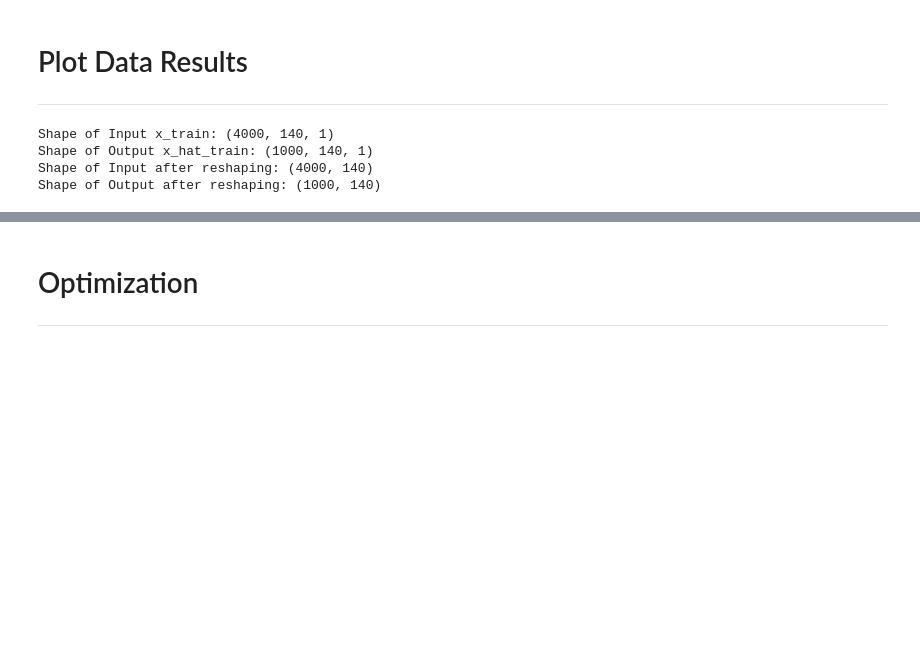
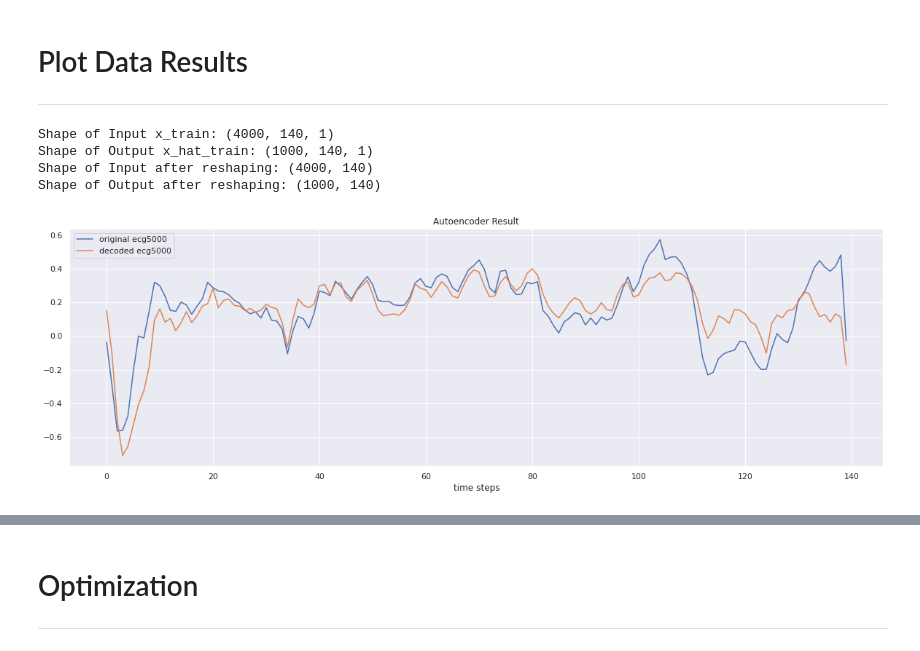
Before and after one commit to nina-prog/sem-data-analysis-VAE, a Jupyter notebook: VAE_v2.0.ipynb, the cells around one changed output, grey strips where cells are left out. Cells and saved outputs as stored; diff of their text form; code cells hidden in the pictures; blank space fills up the shorter version.

```diff
--- a/VAE_v2.0.ipynb
+++ b/VAE_v2.0.ipynb
@@ -399,13 +531,15 @@ Shape of Output after reshaping: (1000, 140)
 # %%
 ### Plot only one sample
 i = 934 # indize/sample which is going to be plotted
-plt.figure(linewidth = 1, figsize=(25,6))
+plt.figure(linewidth = 1, figsize=(20,6))
 plt.title('Autoencoder Result')
 plt.xlabel('time steps')
 plt.plot(new_x_train[i], label='original ecg5000')
 plt.plot(new_decoded_ecg5000[i], label='decoded ecg5000')
 plt.legend(loc="upper left")
 plt.show()
+# %% [output]
+[figure, added]
 # %%
 ### Plot Multiple Samples
 n_rows = 2
```
Also changed, not shown: parts of 18 cells of this notebook.
